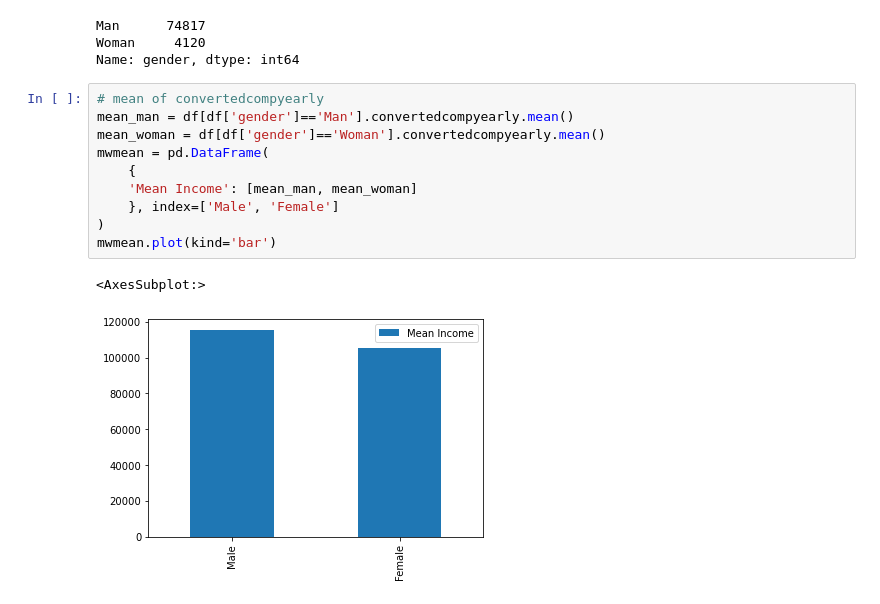
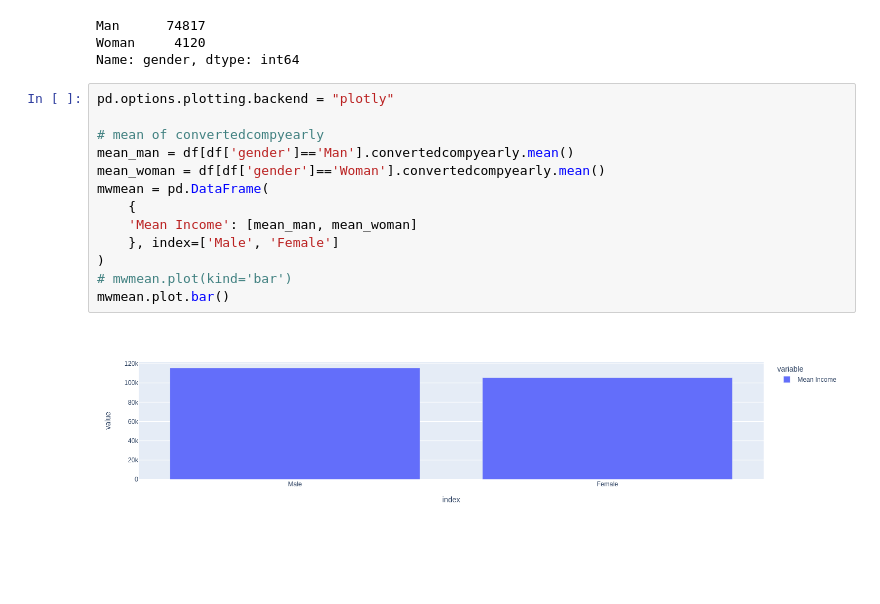
Before and after one commit to heyitsronny/jupyter_dasboard, a Jupyter notebook: Grundlagen.ipynb, the cells around one changed output. Drawn from its saved outputs; the diff is of its cells as text; blank space fills up the shorter version.

```diff
--- a/Grundlagen.ipynb
+++ b/Grundlagen.ipynb
@@ -94,15 +107,17 @@ Man      74817
 Woman     4120
 Name: gender, dtype: int64
 # %%
+pd.options.plotting.backend = "plotly"
+
 # mean of convertedcompyearly
 mean_man = df[df['gender']=='Man'].convertedcompyearly.mean()
 mean_woman = df[df['gender']=='Woman'].convertedcompyearly.mean()
 mwmean = pd.DataFrame(
     {
     'Mean Income': [mean_man, mean_woman]
     }, index=['Male', 'Female']
 )
-mwmean.plot(kind='bar')
+# mwmean.plot(kind='bar')
+mwmean.plot.bar()
 # %% [output]
-<AxesSubplot:>
-[figure, old version]
+[figure, new version]
```
Also changed, not shown: parts of 2 cells of this notebook, 1 other file.
